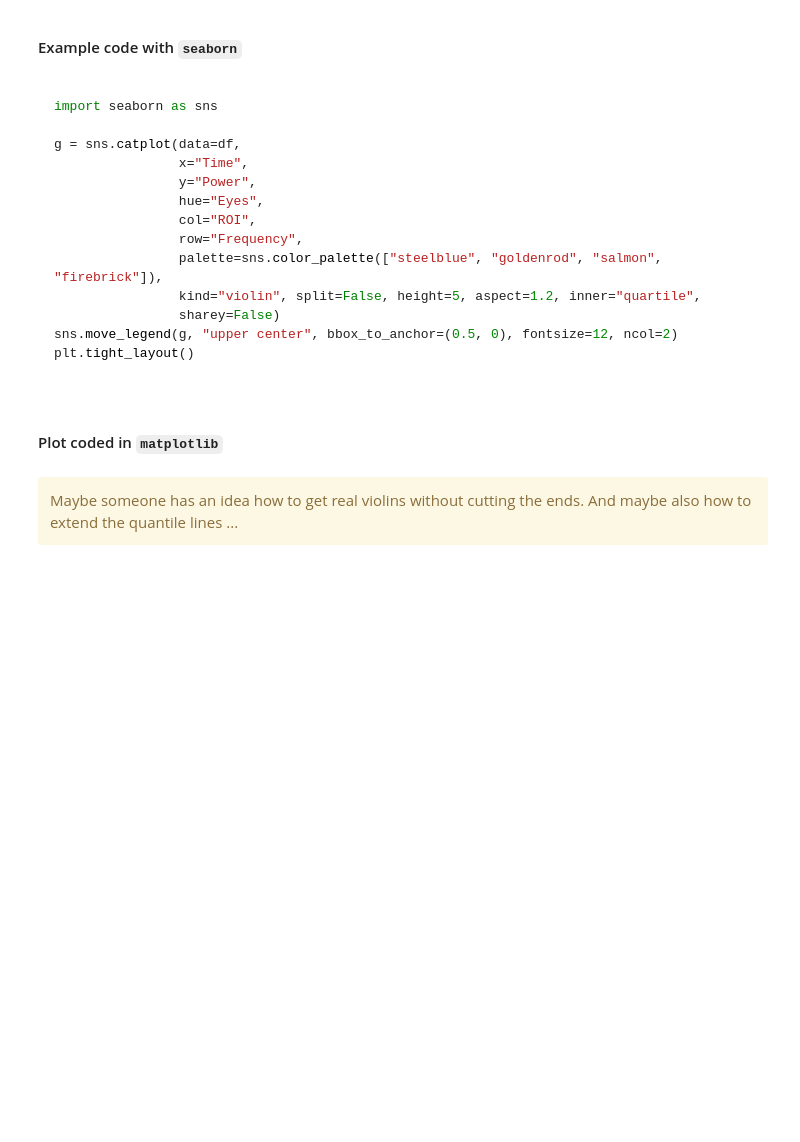
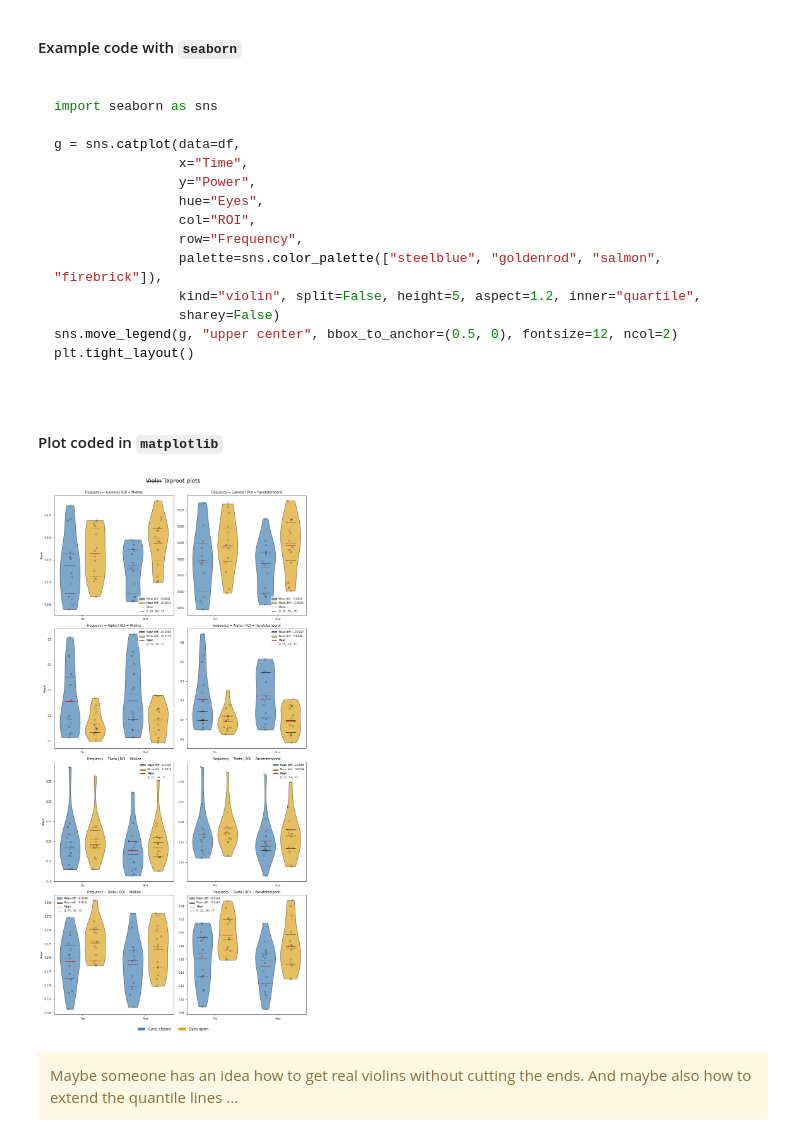
Before and after one commit to ElectronicsArchiver/tewa1_cogpsy_python, a Jupyter notebook: final_project_dataset_1.ipynb, the cells around one changed output. Cells and saved outputs as stored; diff of their text form; code cells hidden in the pictures; blank space fills up the shorter version.

Commit message:
labels mean quantiles

```diff
--- a/final_project_dataset_1.ipynb
+++ b/final_project_dataset_1.ipynb
@@ -174,6 +174,8 @@ for i_roi, violin_roi in enumerate(violin_rois):
             if i_time == 0:
                 vp["bodies"][0].set_label(f"Mean diff.: {mean_diff_ec:+.4f}")
                 vp["bodies"][1].set_label(f"Mean diff.: {mean_diff_eo:+.4f}")
+                vp["cmeans"].set_label("Mean")
+                vp["cquantiles"].set_label("Q .25, .50, .75")
 
             scatter = axs[i_freq][i_roi].scatter(
                 [(2.5*i_time+np.random.normal(0,.05)) for i in range(int(len(violin_data)/2))],
@@ -189,33 +191,35 @@ for i_roi, violin_roi in enumerate(violin_rois):
                 [(2.5*i_time+1+np.random.normal(0,.05)) for i in range(int(len(violin_data)/2))],
                 violin_data.loc[violin_data["Time"] == violin_time, "EO"],
                 marker="o",
                 color="none",
                 s=23,
                 edgecolors="black",
                 linewidths=.5,
             )
 
 
         axs[i_freq][i_roi].set_title(f"Frequency = {violin_freq} | ROI = {violin_roi}", fontsize=10)
         axs[i_freq][i_roi].set_xticks([0.5, 3], violin_times)
         axs[i_freq][0].set_ylabel("Power")
         axs[i_freq][i_roi].legend()
 
 
 # Labels to use in the legend for each line
 labels = ["in 2019", "in 2020"]
 
 # Title for subplots
 fig.suptitle('\u0336'.join("Violin") + '\u0336' +' Taproot plots', fontsize=18, y=1)
 
 import matplotlib.patches as mpatches
 
 l1 = mpatches.Patch(color='steelblue', label='Eyes closed')
 l2 = mpatches.Patch(color='goldenrod', label='Eyes open')
 
 fig.legend(handles=[l1, l2], loc="upper center", bbox_to_anchor=(0.5, 0), fontsize=12, ncol=2)
 
 plt.tight_layout()
+# %% [output]
+[figure, added]
 # %% [markdown]
 <div class="alert alert-warning">Maybe someone has an idea how to get real violins without cutting the ends. And maybe also how to extend the quantile lines ...</div>
 # %% [markdown]
```
